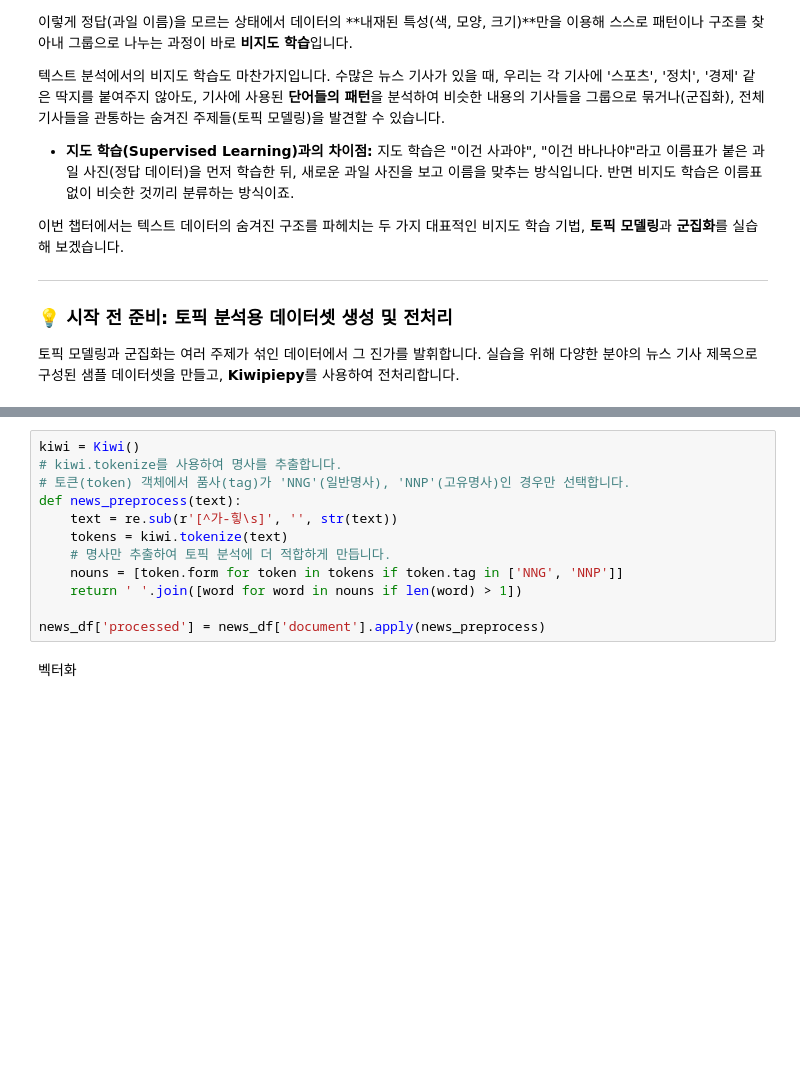
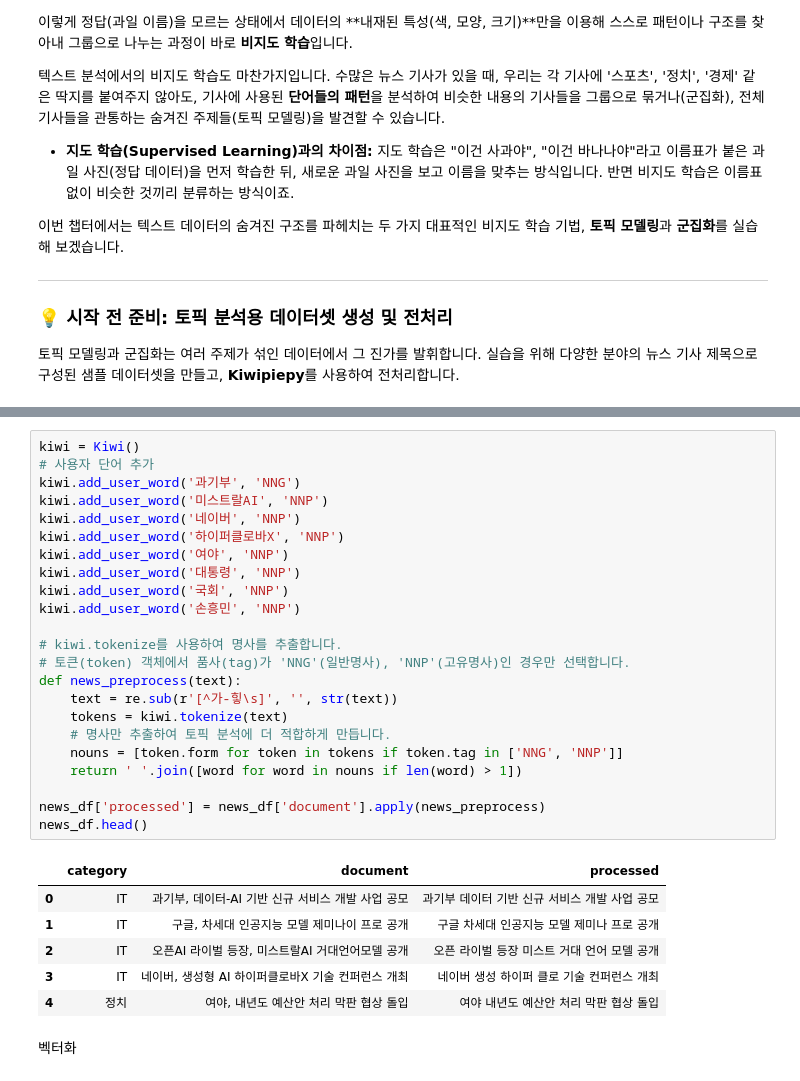
Before and after one commit to dandacompany/star_track_python, a Jupyter notebook: 0613/TextMining_Practice_Part7.ipynb, the cells around one changed output, grey strips where cells are left out. Cells and saved outputs as stored; diff of their text form; blank space fills up the shorter version.

```diff
--- a/0613/TextMining_Practice_Part7.ipynb
+++ b/0613/TextMining_Practice_Part7.ipynb
@@ -64,15 +79,33 @@ news_df = pd.DataFrame(raw_news_data)
 # %%
 kiwi = Kiwi()
+# 사용자 단어 추가
+kiwi.add_user_word('과기부', 'NNG')
+kiwi.add_user_word('미스트랄AI', 'NNP')
+kiwi.add_user_word('네이버', 'NNP')
+kiwi.add_user_word('하이퍼클로바X', 'NNP')
+kiwi.add_user_word('여야', 'NNP')
+kiwi.add_user_word('대통령', 'NNP')
+kiwi.add_user_word('국회', 'NNP')
+kiwi.add_user_word('손흥민', 'NNP')
+
 # kiwi.tokenize를 사용하여 명사를 추출합니다.
 # 토큰(token) 객체에서 품사(tag)가 'NNG'(일반명사), 'NNP'(고유명사)인 경우만 선택합니다.
 def news_preprocess(text):
     text = re.sub(r'[^가-힣\s]', '', str(text))
     tokens = kiwi.tokenize(text)
     # 명사만 추출하여 토픽 분석에 더 적합하게 만듭니다.
     nouns = [token.form for token in tokens if token.tag in ['NNG', 'NNP']]
     return ' '.join([word for word in nouns if len(word) > 1])
 
 news_df['processed'] = news_df['document'].apply(news_preprocess)
+news_df.head()
+# %% [output]
+|  | category | document | processed |
+| 0 | IT | 과기부, 데이터-AI 기반 신규 서비스 개발 사업 공모 | 과기부 데이터 기반 신규 서비스 개발 사업 공모 |
+| 1 | IT | 구글, 차세대 인공지능 모델 제미나이 프로 공개 | 구글 차세대 인공지능 모델 제미나 프로 공개 |
+| 2 | IT | 오픈AI 라이벌 등장, 미스트랄AI 거대언어모델 공개 | 오픈 라이벌 등장 미스트 거대 언어 모델 공개 |
+| 3 | IT | 네이버, 생성형 AI 하이퍼클로바X 기술 컨퍼런스 개최 | 네이버 생성 하이퍼 클로 기술 컨퍼런스 개최 |
+| 4 | 정치 | 여야, 내년도 예산안 처리 막판 협상 돌입 | 여야 내년도 예산안 처리 막판 협상 돌입 |
 # %% [markdown]
 벡터화
 # %%
```
Also changed, not shown: parts of 16 cells of this notebook, 15 other files.
